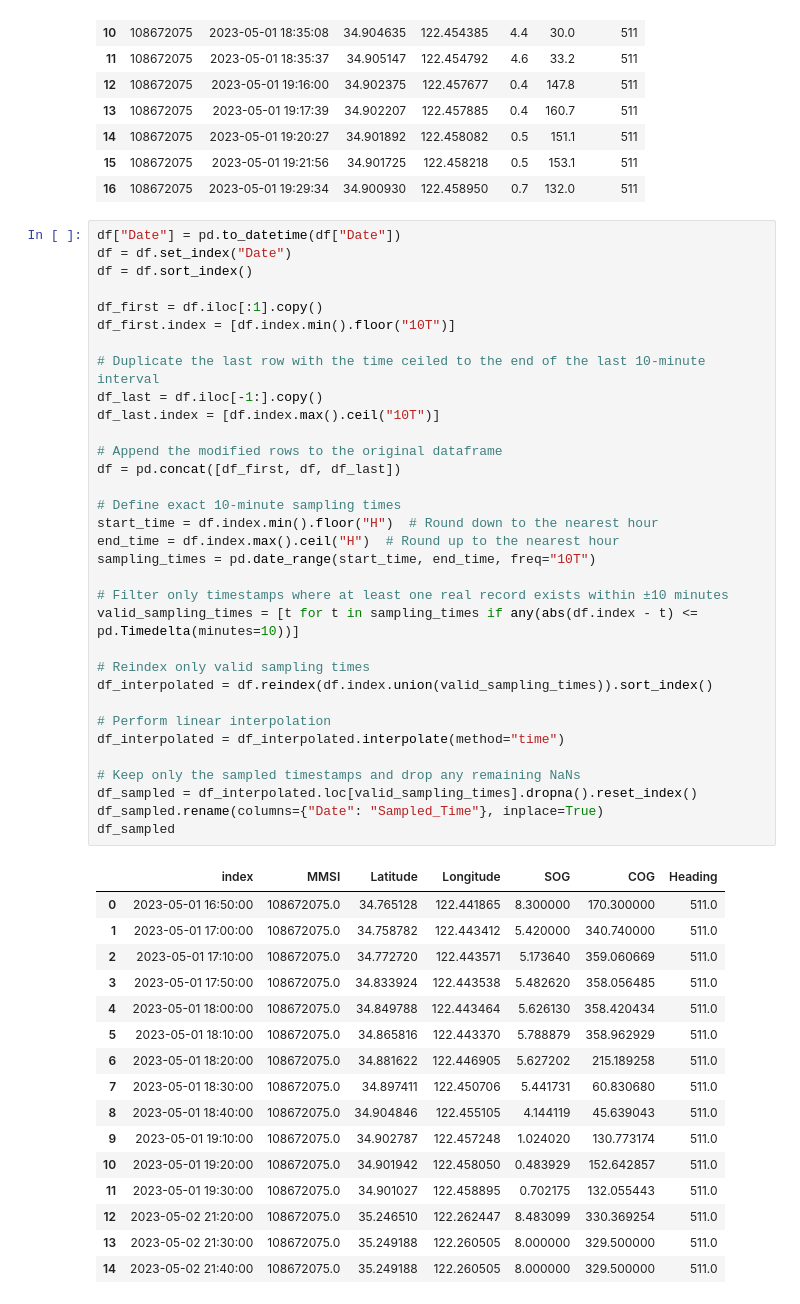
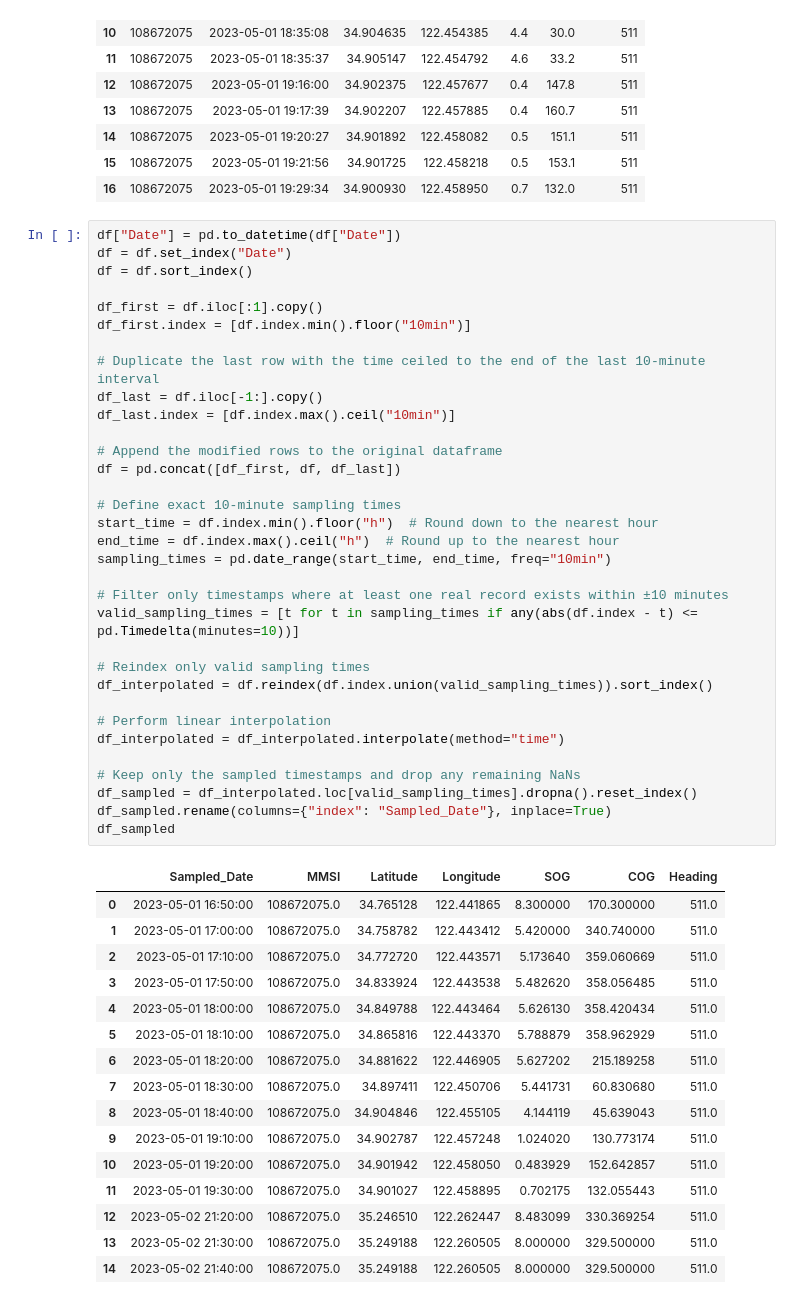
Before and after one commit to uhatikus/MS, a Jupyter notebook: FishingBoatsPrediction/src/notebooks/dataset_preparation.ipynb, the cells around one changed output. Cells and saved outputs as stored; diff of their text form.

```diff
--- a/FishingBoatsPrediction/src/notebooks/dataset_preparation.ipynb
+++ b/FishingBoatsPrediction/src/notebooks/dataset_preparation.ipynb
@@ -48,38 +48,38 @@ df
 # %%
 df["Date"] = pd.to_datetime(df["Date"])
 df = df.set_index("Date")
 df = df.sort_index()
 
 df_first = df.iloc[:1].copy()
-df_first.index = [df.index.min().floor("10T")]
+df_first.index = [df.index.min().floor("10min")]
 
 # Duplicate the last row with the time ceiled to the end of the last 10-minute interval
 df_last = df.iloc[-1:].copy()
-df_last.index = [df.index.max().ceil("10T")]
+df_last.index = [df.index.max().ceil("10min")]
 
 # Append the modified rows to the original dataframe
 df = pd.concat([df_first, df, df_last])
 
 # Define exact 10-minute sampling times
-start_time = df.index.min().floor("H")  # Round down to the nearest hour
-end_time = df.index.max().ceil("H")  # Round up to the nearest hour
-sampling_times = pd.date_range(start_time, end_time, freq="10T")
+start_time = df.index.min().floor("h")  # Round down to the nearest hour
+end_time = df.index.max().ceil("h")  # Round up to the nearest hour
+sampling_times = pd.date_range(start_time, end_time, freq="10min")
 
 # Filter only timestamps where at least one real record exists within ±10 minutes
 valid_sampling_times = [t for t in sampling_times if any(abs(df.index - t) <= pd.Timedelta(minutes=10))]
 
 # Reindex only valid sampling times
 df_interpolated = df.reindex(df.index.union(valid_sampling_times)).sort_index()
 
 # Perform linear interpolation
 df_interpolated = df_interpolated.interpolate(method="time")
 
 # Keep only the sampled timestamps and drop any remaining NaNs
 df_sampled = df_interpolated.loc[valid_sampling_times].dropna().reset_index()
-df_sampled.rename(columns={"Date": "Sampled_Time"}, inplace=True)
+df_sampled.rename(columns={"index": "Sampled_Date"}, inplace=True)
 df_sampled
 # %% [output]
-|  | index | MMSI | Latitude | Longitude | SOG | COG | Heading |
+|  | Sampled_Date | MMSI | Latitude | Longitude | SOG | COG | Heading |
 | 0 | 2023-05-01 16:50:00 | 108672075.0 | 34.765128 | 122.441865 | 8.300000 | 170.300000 | 511.0 |
 | 1 | 2023-05-01 17:00:00 | 108672075.0 | 34.758782 | 122.443412 | 5.420000 | 340.740000 | 511.0 |
 | 2 | 2023-05-01 17:10:00 | 108672075.0 | 34.772720 | 122.443571 | 5.173640 | 359.060669 | 511.0 |
```
Also changed, not shown: parts of 10 cells of this notebook, 5 other files.
